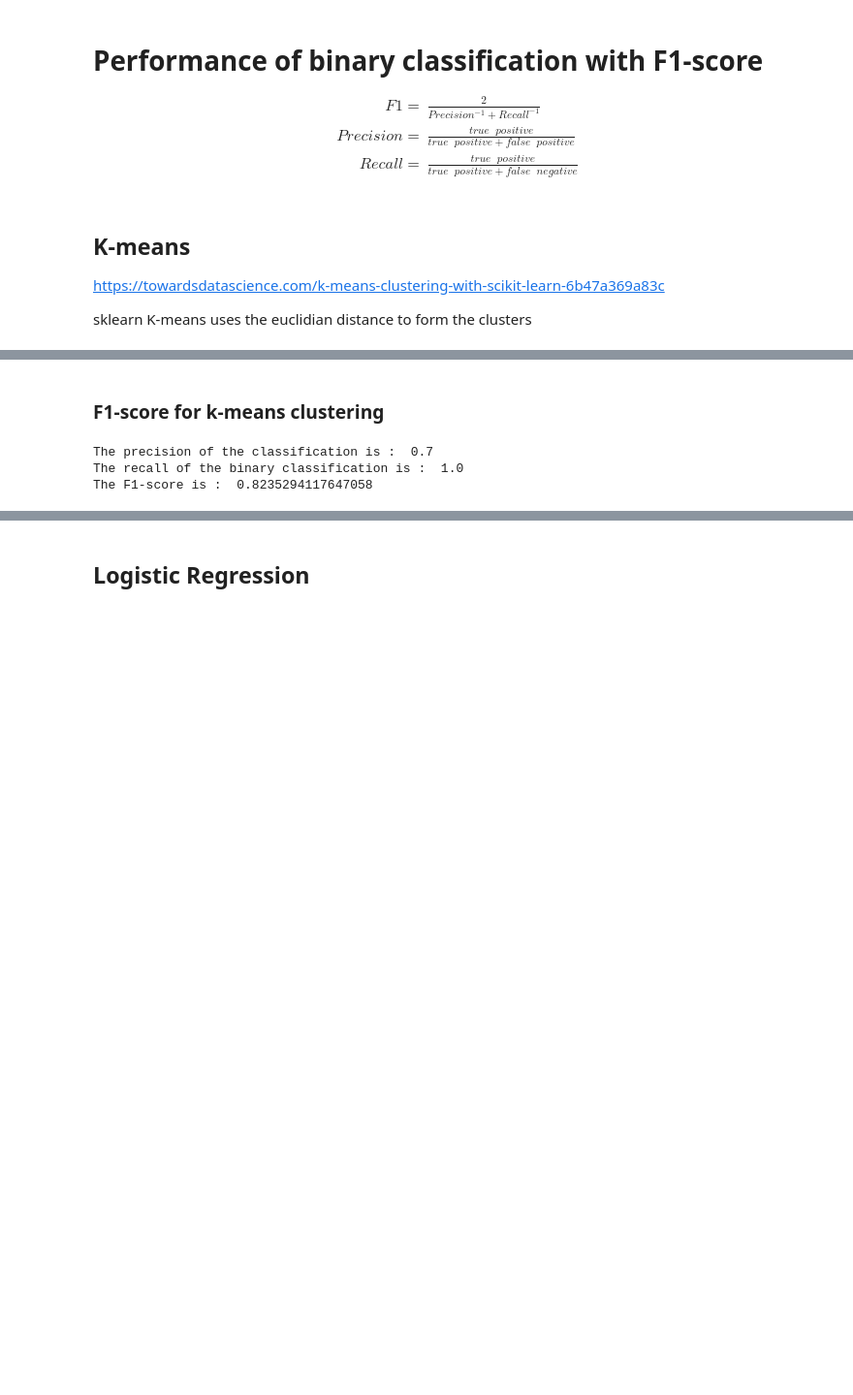
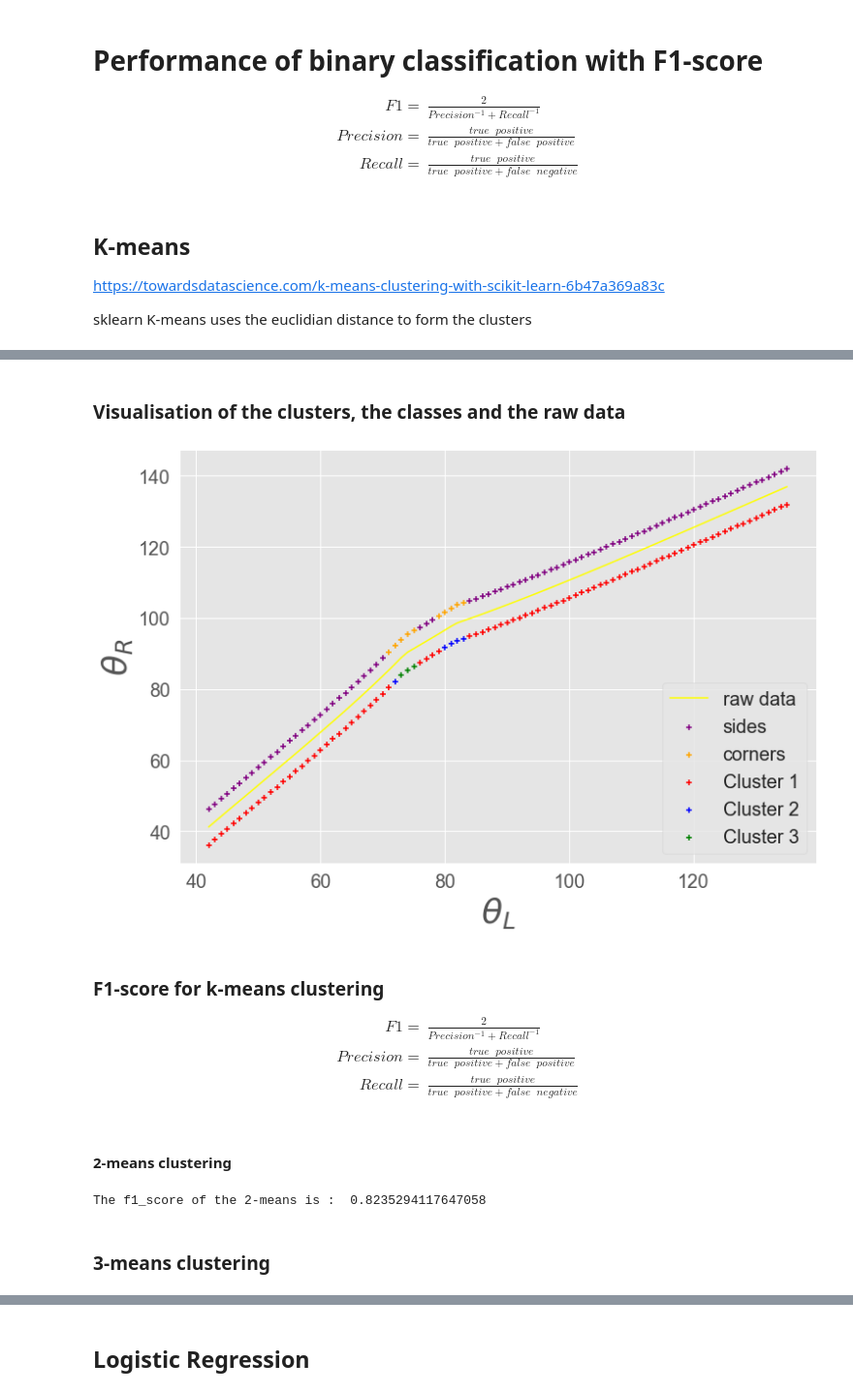
Before and after one commit to ej3517/FYP_EEE_Proprioceptive_Robot_Hand, a Jupyter notebook: DataProcessing/lda_cluster_sim_window.ipynb, the cells around one changed output, grey strips where cells are left out. Shown at 97% size. Drawn from its saved outputs; the diff is of its cells as text; code cells hidden in the pictures; blank space fills up the shorter version.

```diff
--- a/DataProcessing/lda_cluster_sim_window.ipynb
+++ b/DataProcessing/lda_cluster_sim_window.ipynb
@@ -261,20 +351,53 @@ plt.savefig('LD1_2_means_clustering.png')
+# %% [markdown]
+### Visualisation of the clusters, the classes and the raw data
+# %%
+plt.rc('font', size=BIGGER_SIZE)          # controls default text sizes
+
+fig, ax = plt.subplots()
+plt.style.use("ggplot")
+plt.rcParams["figure.figsize"] = (12,8)
+plt.scatter(sides_pos.T[0],sides_pos.T[1]+5,color='purple',marker='+',label='sides')
+plt.scatter(corners_pos.T[0],corners_pos.T[1]+5,color='orange',marker='+',label='corners')
+plt.scatter(angle_array[half_window_size:-half_window_size].T[0][y_k3means == 0],
+            angle_array[half_window_size:-half_window_size].T[1][y_k3means == 0]-5,
+            marker='+', c='red', label ='Cluster 1')
+plt.scatter(angle_array[half_window_size:-half_window_size].T[0][y_k3means == 1],
+            angle_array[half_window_size:-half_window_size].T[1][y_k3means == 1]-5,
+            marker='+', c='blue', label ='Cluster 2')
+plt.scatter(angle_array[half_window_size:-half_window_size].T[0][y_k3means == 2],
+            angle_array[half_window_size:-half_window_size].T[1][y_k3means == 2]-5,
+            marker='+', c='green', label ='Cluster 3')
+plt.plot(angle_array[half_window_size:-half_window_size].T[0],
+        angle_array[half_window_size:-half_window_size].T[1],
+        color='yellow', label='raw data')
+plt.ylabel(r'$\theta_R$')
+plt.xlabel(r'$\theta_L$')
+plt.legend(loc='lower right')
+plt.savefig("clusters_class_raw_3_means.png")
+# %% [output]
+[figure, added]
 # %% [markdown]
 ### F1-score for k-means clustering
+
+\begin{align}
+    F1 =& \frac{2}{Precision^{-1} + Recall^{-1}} \label{f1_score}\\
+    Precision =& \frac{true\;\;positive}{true\;\;positive+false\;\;positive} \label{precision} \\
+    Recall =& \frac{true\;\;positive}{true\;\;positive+false\;\;negative} \label{recall}
+\end{align}
-# %%
-"""y=0 : corner ; y=1 : side ; res=0 : corner ; res=1 : side"""
-
-y_res = []
-for i in range(len(kmeans.labels_)):
-    if kmeans.labels_[i] == 0:
-        y_res += [1]
-    else:
-        y_res += [0]
-
-f1_kmeans = f1_score(y, y_res)
-print("The precision of the classification is : ",f1_kmeans[1])
-print("The recall of the binary classification is : ",f1_kmeans[2])
-print("The F1-score is : ", f1_kmeans[0])
-# %% [output]
-The precision of the classification is :  0.7
-The recall of the binary classification is :  1.0
-The F1-score is :  0.8235294117647058
+# %% [markdown]
+#### 2-means clustering
+# %%
+from sklearn.metrics import f1_score
+# we need to change "y" before beca
+y_true = []
+for i in range(y.shape[0]):
+    if y[i] == 0:
+        y_true += [1]
+    else:
+        y_true += [0]
+y_true = np.array(y_f1)
+print("The f1_score of the 2-means is : ",f1_score(y_true,y_k2means))
+# %% [output]
+The f1_score of the 2-means is :  0.8235294117647058
+# %% [markdown]
+### 3-means clustering
```
Also changed, not shown: parts of 11 cells of this notebook, 2 other files.
